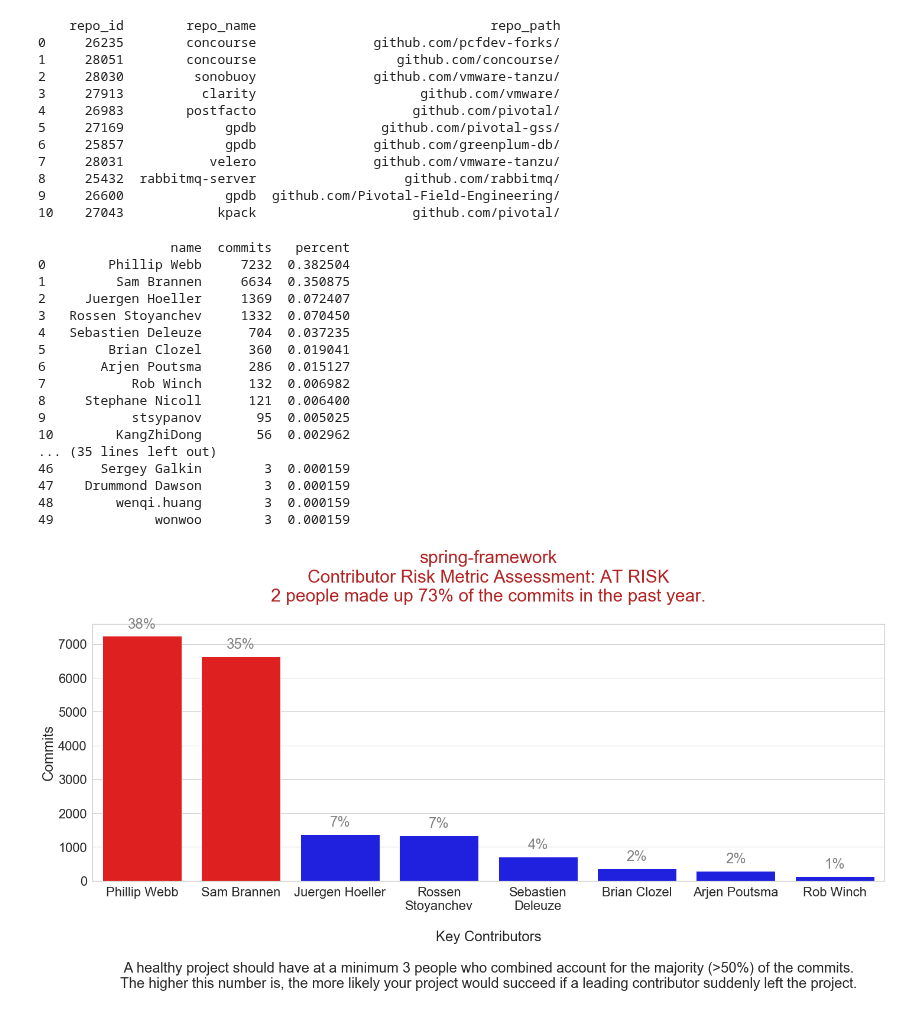
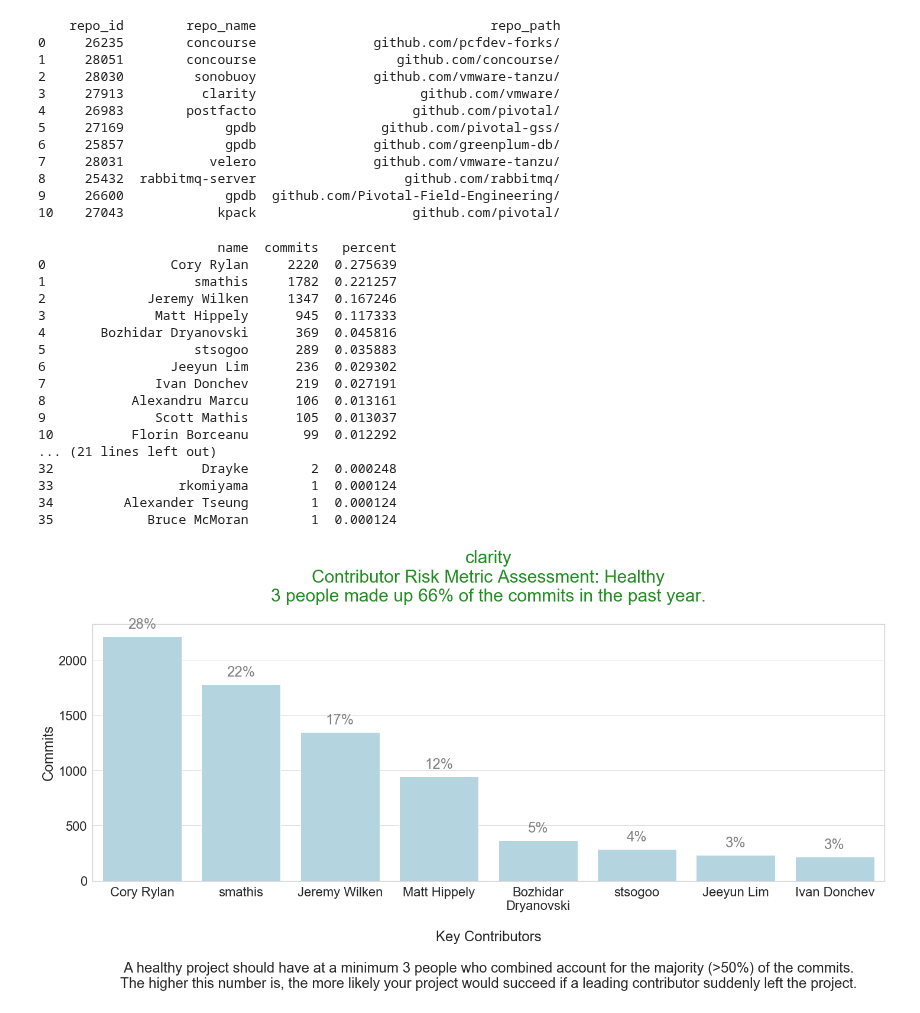
Before and after one commit to Hsingh2096/Hsingh2096, a Jupyter notebook: code/dawn_contrib_risk.ipynb, the cells around one changed output. Drawn from its saved outputs; the diff is of its cells as text; code cells hidden in the pictures.

```diff
--- a/code/dawn_contrib_risk.ipynb
+++ b/code/dawn_contrib_risk.ipynb
@@ -46,9 +46,10 @@ print(repo_list)
 #repo_dict = {28051} # concourse
 #repo_dict = {26983} #postfacto
 #repo_dict = {25432} #rabbitmq-server
-repo_dict = {25663} #spring-framework
+#repo_dict = {25663} #spring-framework
 #repo_dict = {28030} #sonobuoy
 #repo_dict = {28031} #velero
+repo_dict = {27913} #clarity
 # %%
 #from datetime import date
 import datetime
@@ -110,23 +111,23 @@ authorDF.columns = ['name', 'commits']
 authorDF['percent'] = authorDF['commits'] / total_commits
 print(authorDF.head(50))
 # %% [output]
-                 name  commits   percent
-0        Phillip Webb     7232  0.382504
-1         Sam Brannen     6634  0.350875
-2     Juergen Hoeller     1369  0.072407
-3   Rossen Stoyanchev     1332  0.070450
-4   Sebastien Deleuze      704  0.037235
-5        Brian Clozel      360  0.019041
-6       Arjen Poutsma      286  0.015127
-7           Rob Winch      132  0.006982
-8     Stephane Nicoll      121  0.006400
-9           stsypanov       95  0.005025
-10        KangZhiDong       56  0.002962
-... (35 lines left out)
-46      Sergey Galkin        3  0.000159
-47    Drummond Dawson        3  0.000159
-48        wenqi.huang        3  0.000159
-49             wonwoo        3  0.000159
+                       name  commits   percent
+0                Cory Rylan     2220  0.275639
+1                   smathis     1782  0.221257
+2             Jeremy Wilken     1347  0.167246
+3              Matt Hippely      945  0.117333
+4       Bozhidar Dryanovski      369  0.045816
+5                   stsogoo      289  0.035883
+6                Jeeyun Lim      236  0.029302
+7              Ivan Donchev      219  0.027191
+8           Alexandru Marcu      106  0.013161
+9              Scott Mathis      105  0.013037
+10          Florin Borceanu       99  0.012292
+... (21 lines left out)
+32                   Drayke        2  0.000248
+33                rkomiyama        1  0.000124
+34         Alexander Tseung        1  0.000124
+35            Bruce McMoran        1  0.000124
 # %%
 import textwrap
 
@@ -169,7 +170,7 @@ for person in people_list:
     if (num_people < 3 and j <= num_people):
         bar_colors.append('red')
     else:
-        bar_colors.append('blue')
+        bar_colors.append('lightblue')
 
     j+=1
 
@@ -182,31 +183,31 @@ sns.set_style('ticks')
 sns.set(style="whitegrid", font_scale=2)
 
 fig, ax = plt.subplots()
 
 # the size of A4 paper
 fig.set_size_inches(24, 8)
 
 title = repo_name + "\nContributor Risk Metric Assessment: "
 
 if num_people < 3:
     title += "AT RISK"
     title_color = 'firebrick'
 else:
     title += "Healthy"
     title_color = 'forestgreen'
 title += "\n" + str(num_people) + " people made up " + "{:.0%}".format(risk_percent) + " of the commits in the past year.\n"
 
 risk_bar = sns.barplot(x=names, y=commits, palette=bar_colors).set_title(title, fontsize=30, color=title_color)
 
 risk_bar_labels = ax.set_xticklabels(names, wrap=True)
 risk_bar_labels = ax.set_ylabel('Commits')
 risk_bar_labels = ax.set_xlabel('\nKey Contributors\n\nA healthy project should have at a minimum 3 people who combined account for the majority (>50%) of the commits.\nThe higher this number is, the more likely your project would succeed if a leading contributor suddenly left the project.')
 
 i = 0
 for p in ax.patches:
     ax.annotate("{:.0%}".format(percents[i]), (p.get_x() + p.get_width() / 2., p.get_height()),
         ha='center', va='center', color='gray', xytext=(0, 20),
         textcoords='offset points')
     i+=1
 # %% [output]
-[figure, old version]
+[figure, new version]
```
Also changed, not shown: 2 other files.
